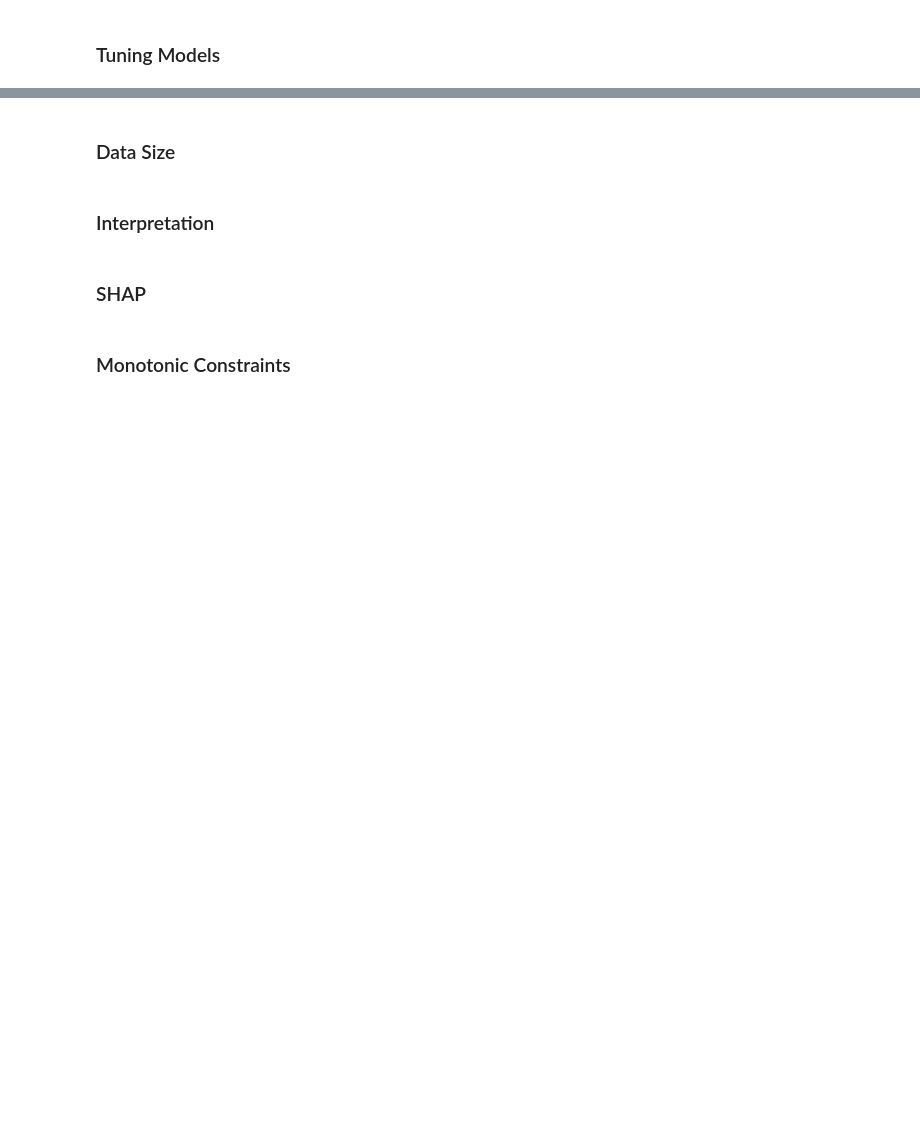
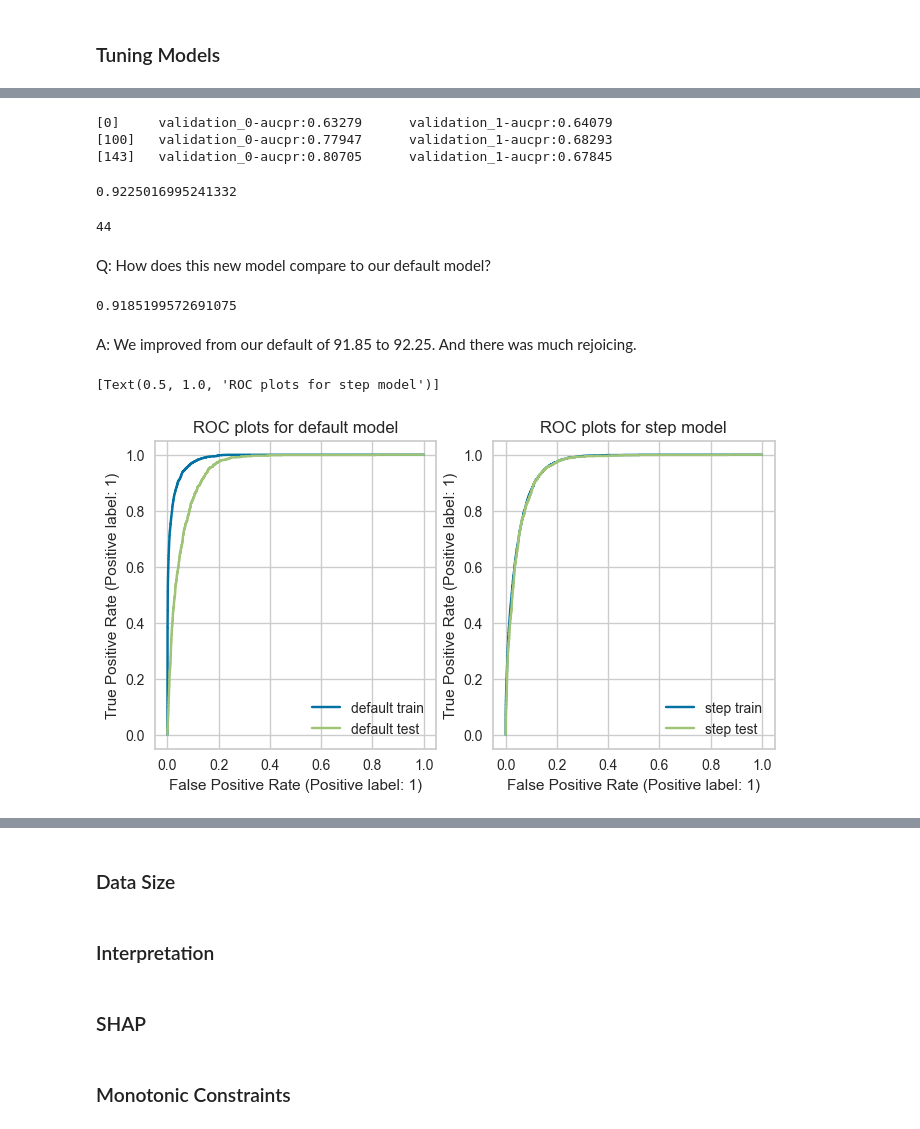
Before and after one commit to hfuhruhurr/effective-xgboost, a Jupyter notebook: dude.ipynb, the cells around one changed output, grey strips where cells are left out. Saved outputs shown, nothing was run; the diff lists cells and outputs as text; code cells hidden in the pictures; blank space fills up the shorter version.

Commit message:
finished Tuning Models section

```diff
--- a/dude.ipynb
+++ b/dude.ipynb
@@ -818,0 +891,31 @@ Comparing the two model's scores, we see the XGBoost model has way better ROC sc
+# %%
+step_params = params
+# %%
+step_params['max_depth'] = int(step_params['max_depth'])
+# %%
+xg_step = xgb.XGBClassifier(**step_params, early_stopping_rounds=100, n_estimators=250)
+xg_step.fit(X_train,
+            y_train,
+            eval_set=[(X_train, y_train), (X_test, y_test)],
+            verbose=100
+)
+xg_step.score(X_test, y_test)
+# %% [output]
+[0]     validation_0-aucpr:0.63279      validation_1-aucpr:0.64079
+[100]   validation_0-aucpr:0.77947      validation_1-aucpr:0.68293
+[143]   validation_0-aucpr:0.80705      validation_1-aucpr:0.67845
+0.9225016995241332
+# %%
+xg_step.best_ntree_limit
+# %% [output]
+44
+# %% [markdown]
+Q: How does this new model compare to our default model?
+# %%
+xg_default = xgb.XGBClassifier()
+xg_default.fit(X_train, y_train)
+xg_default.score(X_test, y_test)
+# %% [output]
+0.9185199572691075
+# %% [markdown]
+A: We improved from our default of 91.85 to 92.25.  And there was much rejoicing.
@@ -818,0 +925,13 @@ Comparing the two model's scores, we see the XGBoost model has way better ROC sc
+# %%
+fig, axes = plt.subplots(figsize=(8, 4), ncols=2)
+
+metrics.RocCurveDisplay.from_estimator(xg_default, X_train, y_train, ax=axes[0], label='default train')
+metrics.RocCurveDisplay.from_estimator(xg_default, X_test, y_test, ax=axes[0], label='default test')
+axes[0].set(title='ROC plots for default model')
+
+metrics.RocCurveDisplay.from_estimator(xg_step, X_train, y_train, ax=axes[1], label='step train')
+metrics.RocCurveDisplay.from_estimator(xg_step, X_test, y_test, ax=axes[1], label='step test')
+axes[1].set(title='ROC plots for step model')
+# %% [output]
+[Text(0.5, 1.0, 'ROC plots for step model')]
+[figure, added]
```
Also changed, not shown: parts of 17 cells of this notebook.
